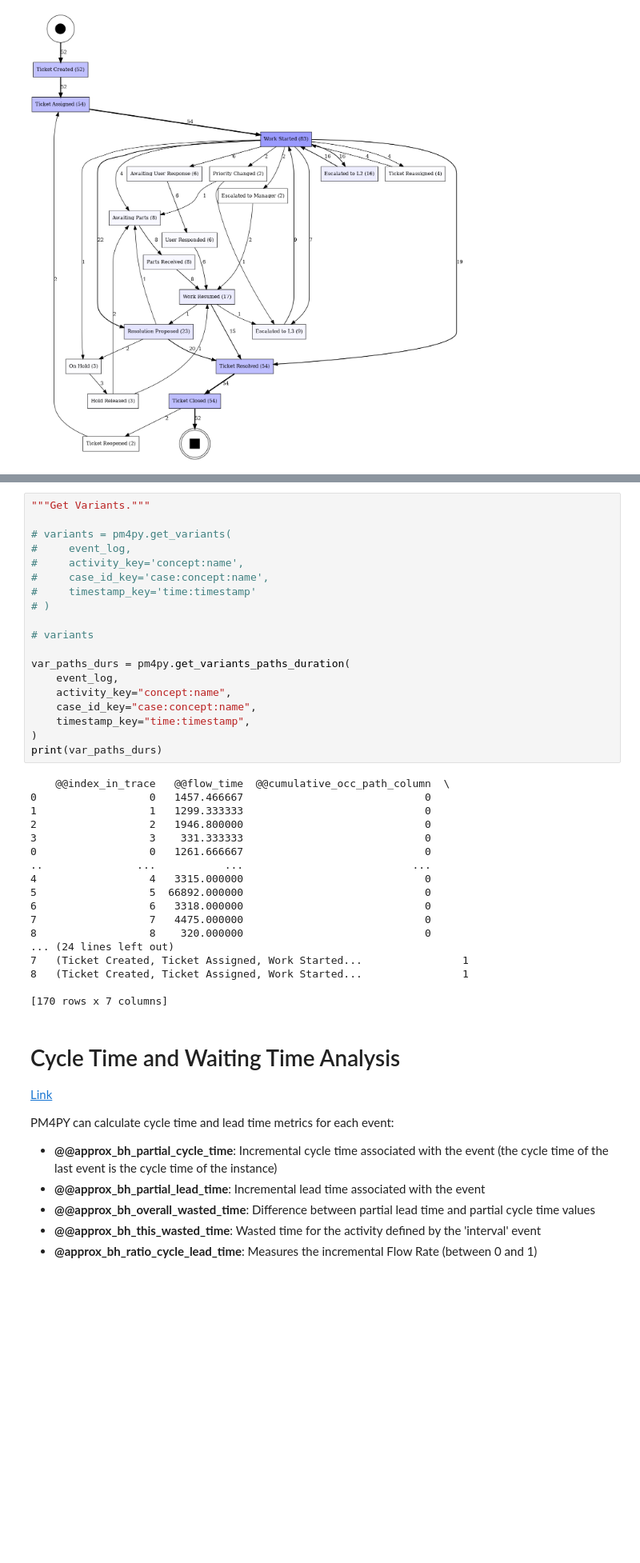
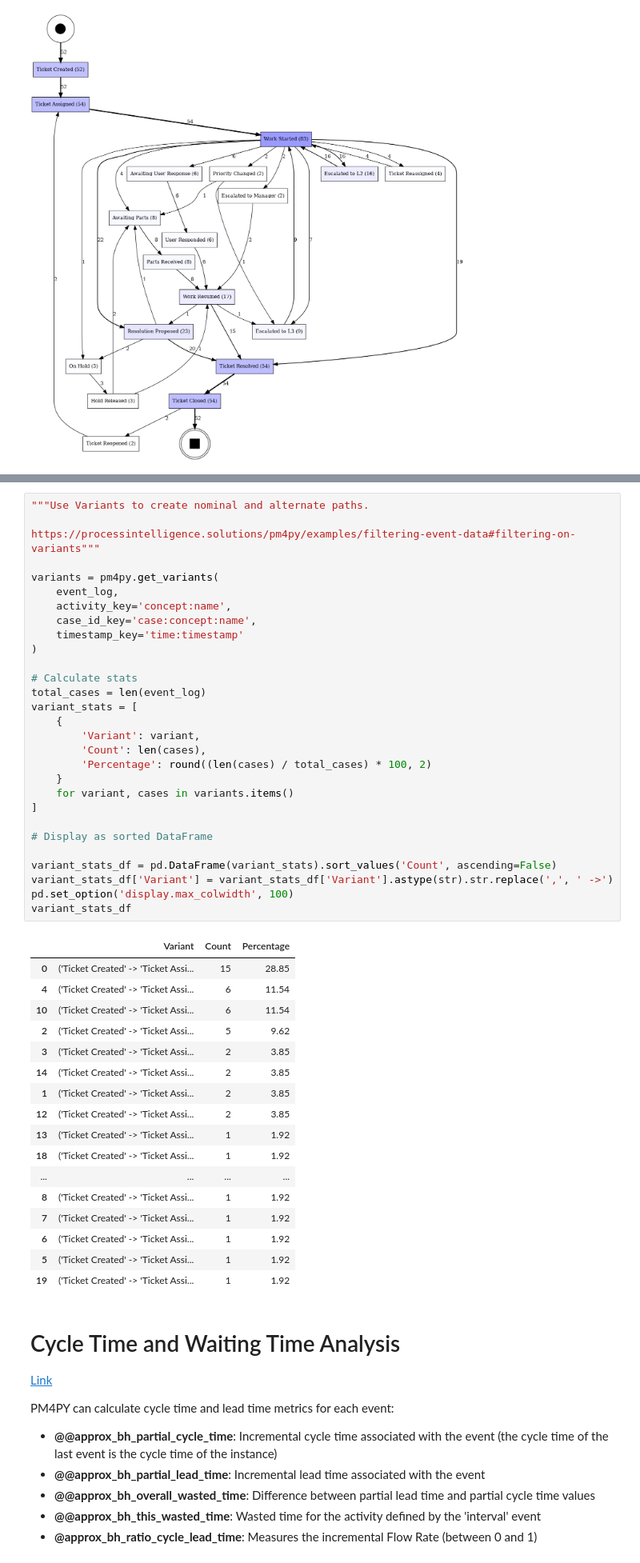
Before and after one commit to GarrettGruss/process-mining-demo, a Jupyter notebook: examples/example_3/example_3.ipynb, the cells around one changed output, grey strips where cells are left out. Shown at 80% size. Cells and saved outputs as stored; diff of their text form; blank space fills up the shorter version.

Commit message:
fix(example_3): Fixing variants and removing social network

```diff
--- a/examples/example_3/example_3.ipynb
+++ b/examples/example_3/example_3.ipynb
@@ -120,40 +91,50 @@ with open(output_file, "r") as f:
 # %%
-"""Get Variants."""
+"""Use Variants to create nominal and alternate paths.
 
-# variants = pm4py.get_variants(
-#     event_log,
-#     activity_key='concept:name',
-#     case_id_key='case:concept:name',
-#     timestamp_key='time:timestamp'
-# )
+https://processintelligence.solutions/pm4py/examples/filtering-event-data#filtering-on-variants"""
 
-# variants
+variants = pm4py.get_variants(
+    event_log,
+    activity_key='concept:name',
+    case_id_key='case:concept:name',
+    timestamp_key='time:timestamp'
+)
 
-var_paths_durs = pm4py.get_variants_paths_duration(
-    event_log,
-    activity_key="concept:name",
-    case_id_key="case:concept:name",
-    timestamp_key="time:timestamp",
-)
-print(var_paths_durs)
+# Calculate stats
+total_cases = len(event_log)
+variant_stats = [
+    {
+        'Variant': variant,
+        'Count': len(cases),
+        'Percentage': round((len(cases) / total_cases) * 100, 2)
+    }
+    for variant, cases in variants.items()
+]
+
+# Display as sorted DataFrame
+
+variant_stats_df = pd.DataFrame(variant_stats).sort_values('Count', ascending=False)
+variant_stats_df['Variant'] = variant_stats_df['Variant'].astype(str).str.replace(',', ' ->')
+pd.set_option('display.max_colwidth', 100)
+variant_stats_df
 # %% [output]
-    @@index_in_trace   @@flow_time  @@cumulative_occ_path_column  \
-0                  0   1457.466667                             0
-1                  1   1299.333333                             0
-2                  2   1946.800000                             0
-3                  3    331.333333                             0
-0                  0   1261.666667                             0
-..               ...           ...                           ...
-4                  4   3315.000000                             0
-5                  5  66892.000000                             0
-6                  6   3318.000000                             0
-7                  7   4475.000000                             0
-8                  8    320.000000                             0
-... (24 lines left out)
-7   (Ticket Created, Ticket Assigned, Work Started...                1
-8   (Ticket Created, Ticket Assigned, Work Started...                1
-
-[170 rows x 7 columns]
+|  | Variant | Count | Percentage |
+| 0 | ('Ticket Created' -> 'Ticket Assi... | 15 | 28.85 |
+| 4 | ('Ticket Created' -> 'Ticket Assi... | 6 | 11.54 |
+| 10 | ('Ticket Created' -> 'Ticket Assi... | 6 | 11.54 |
+| 2 | ('Ticket Created' -> 'Ticket Assi... | 5 | 9.62 |
+| 3 | ('Ticket Created' -> 'Ticket Assi... | 2 | 3.85 |
+| 14 | ('Ticket Created' -> 'Ticket Assi... | 2 | 3.85 |
+| 1 | ('Ticket Created' -> 'Ticket Assi... | 2 | 3.85 |
+| 12 | ('Ticket Created' -> 'Ticket Assi... | 2 | 3.85 |
+| 13 | ('Ticket Created' -> 'Ticket Assi... | 1 | 1.92 |
+| 18 | ('Ticket Created' -> 'Ticket Assi... | 1 | 1.92 |
+| ... | ... | ... | ... |
+| 8 | ('Ticket Created' -> 'Ticket Assi... | 1 | 1.92 |
+| 7 | ('Ticket Created' -> 'Ticket Assi... | 1 | 1.92 |
+| 6 | ('Ticket Created' -> 'Ticket Assi... | 1 | 1.92 |
+| 5 | ('Ticket Created' -> 'Ticket Assi... | 1 | 1.92 |
+| 19 | ('Ticket Created' -> 'Ticket Assi... | 1 | 1.92 |
 # %% [markdown]
 # Cycle Time and Waiting Time Analysis
 
```
Also changed, not shown: parts of 2 cells of this notebook, 2 other files.
